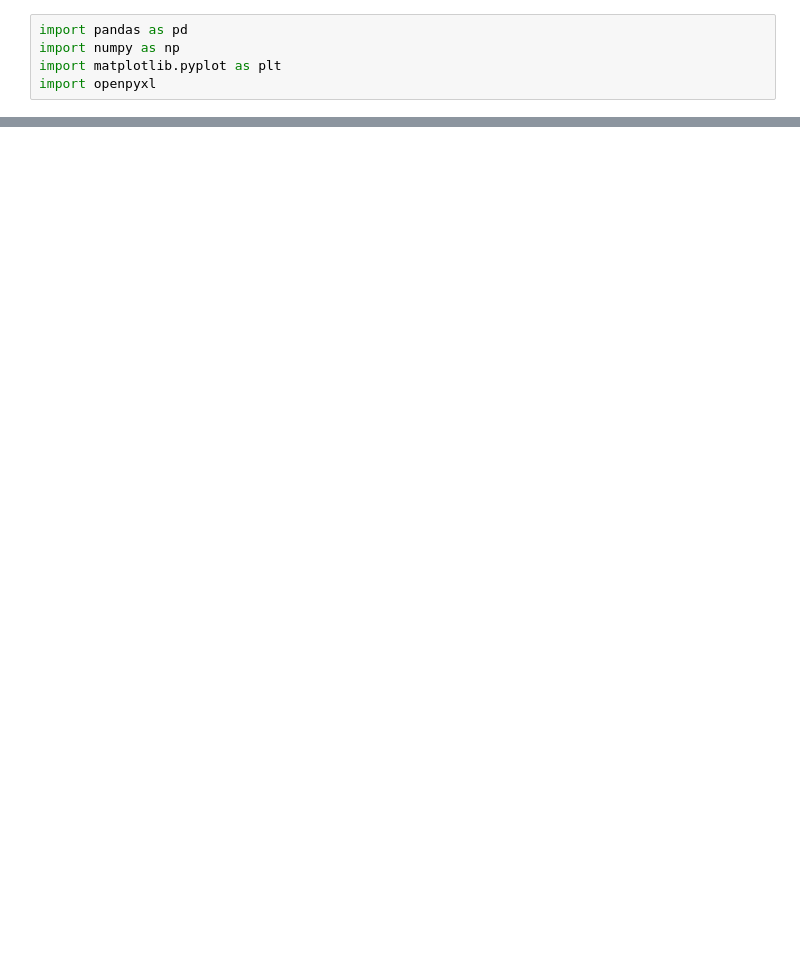
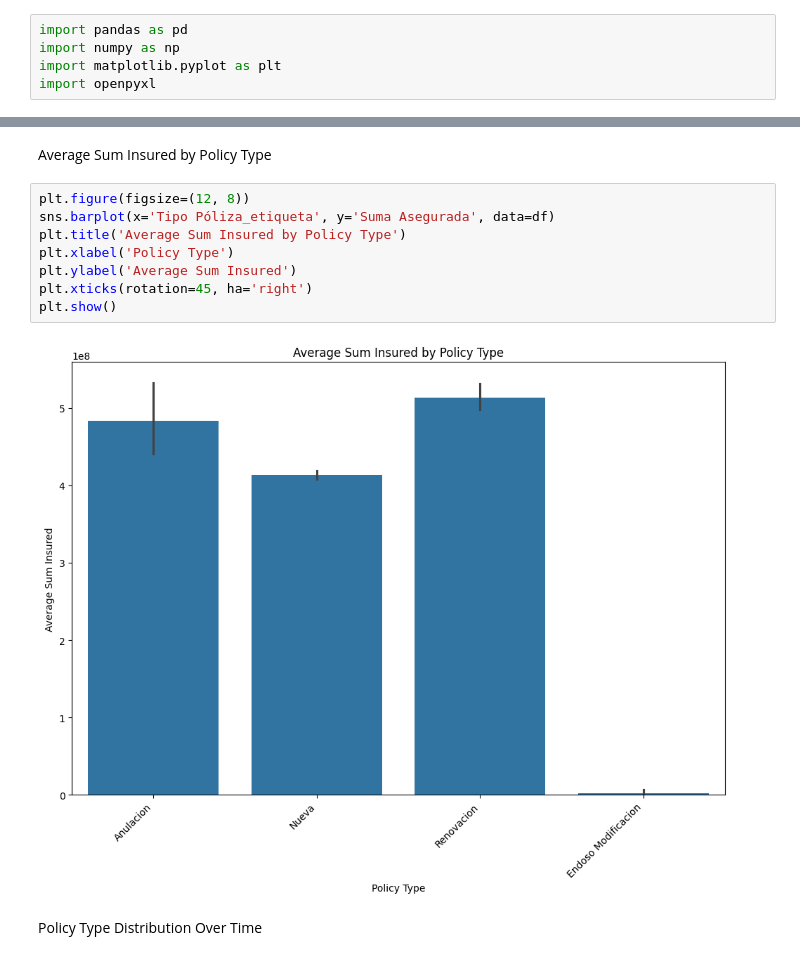
Before and after one commit to frostbitepy/ExcelDataAnalysisApp, a Jupyter notebook: notebook.ipynb, the cells around one changed output, grey strips where cells are left out. Cells and saved outputs as stored; diff of their text form; blank space fills up the shorter version.

```diff
--- a/notebook.ipynb
+++ b/notebook.ipynb
@@ -82,0 +283,14 @@ print(unique_values)
+# %% [markdown]
+Average Sum Insured by Policy Type
+# %%
+plt.figure(figsize=(12, 8))
+sns.barplot(x='Tipo Póliza_etiqueta', y='Suma Asegurada', data=df)
+plt.title('Average Sum Insured by Policy Type')
+plt.xlabel('Policy Type')
+plt.ylabel('Average Sum Insured')
+plt.xticks(rotation=45, ha='right')
+plt.show()
+# %% [output]
+[figure, added]
+# %% [markdown]
+Policy Type Distribution Over Time
```
Also changed, not shown: parts of 39 cells of this notebook, 1 other file.
